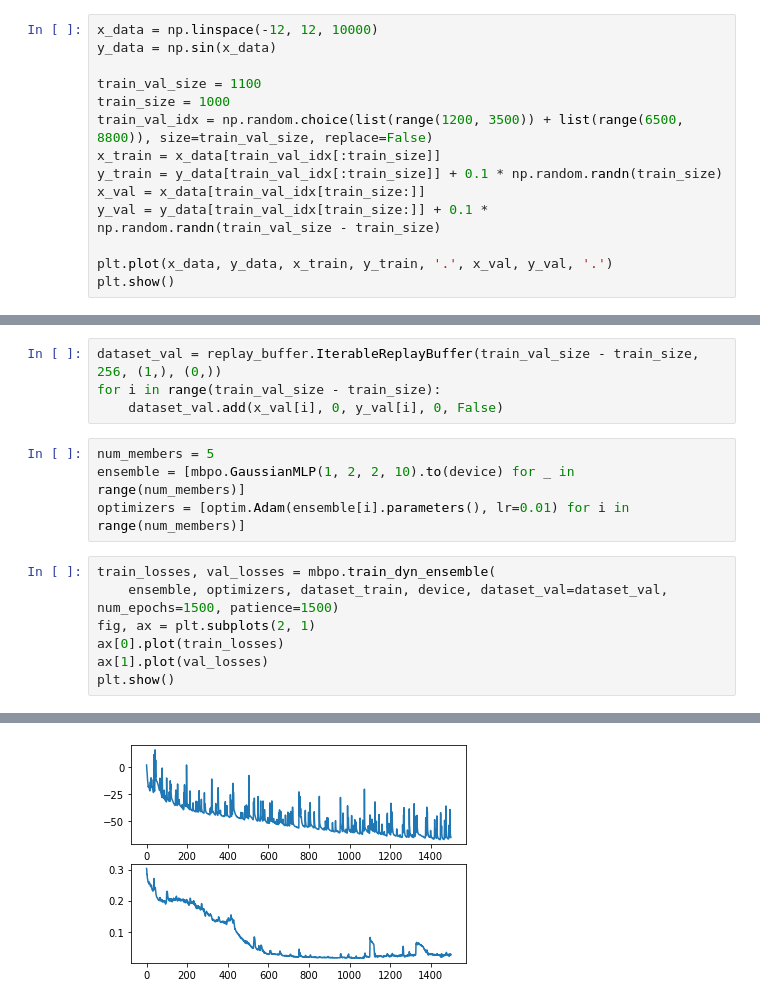
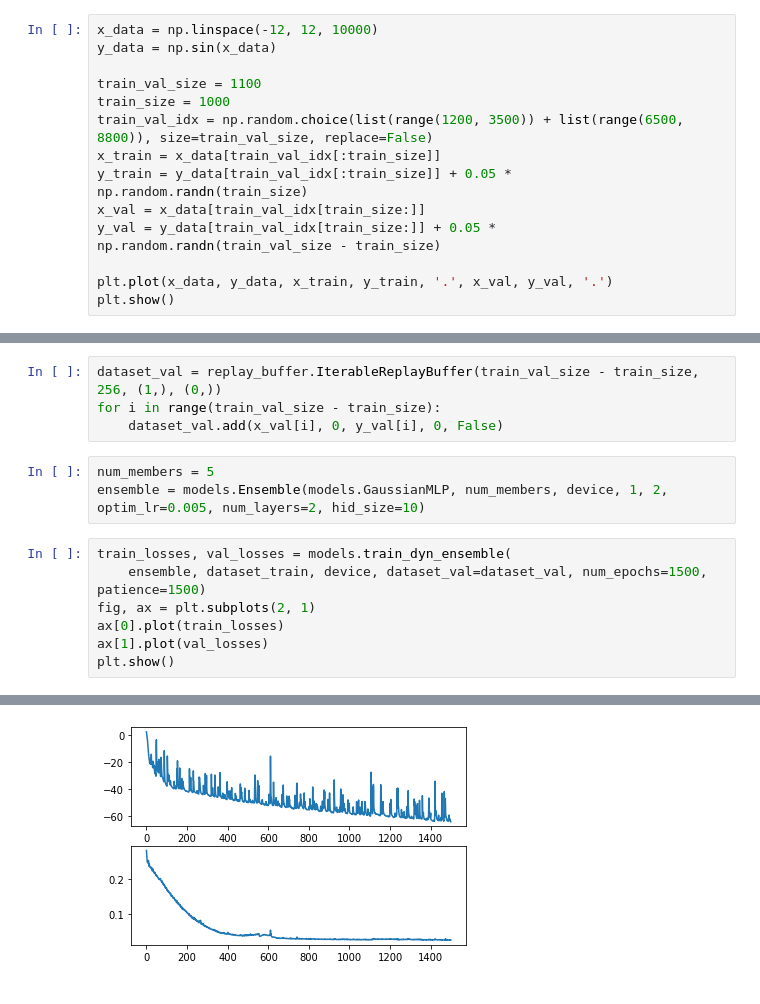
Before and after one commit to facebookresearch/mbrl-lib, a Jupyter notebook: notebooks/fit_ensemble_1d.ipynb, the cells around one changed output, grey strips where cells are left out. Cells and saved outputs as stored; diff of their text form.

```diff
--- a/notebooks/fit_ensemble_1d.ipynb
+++ b/notebooks/fit_ensemble_1d.ipynb
@@ -22,9 +22,9 @@ train_val_size = 1100
 train_size = 1000
 train_val_idx = np.random.choice(list(range(1200, 3500)) + list(range(6500, 8800)), size=train_val_size, replace=False)
 x_train = x_data[train_val_idx[:train_size]]
-y_train = y_data[train_val_idx[:train_size]] + 0.1 * np.random.randn(train_size)
+y_train = y_data[train_val_idx[:train_size]] + 0.05 * np.random.randn(train_size)
 x_val = x_data[train_val_idx[train_size:]]
-y_val = y_data[train_val_idx[train_size:]] + 0.1 * np.random.randn(train_val_size - train_size)
+y_val = y_data[train_val_idx[train_size:]] + 0.05 * np.random.randn(train_val_size - train_size)
 
 plt.plot(x_data, y_data, x_train, y_train, '.', x_val, y_val, '.')
 plt.show()
@@ -39,13 +39,12 @@ for i in range(train_size):
 dataset_val = replay_buffer.IterableReplayBuffer(train_val_size - train_size, 256, (1,), (0,))
 for i in range(train_val_size - train_size):
     dataset_val.add(x_val[i], 0, y_val[i], 0, False)
-# %%
-num_members = 5
-ensemble = [mbpo.GaussianMLP(1, 2, 2, 10).to(device) for _ in range(num_members)]
-optimizers = [optim.Adam(ensemble[i].parameters(), lr=0.01) for i in range(num_members)]
+# %%
+num_members = 5
+ensemble = models.Ensemble(models.GaussianMLP, num_members, device, 1, 2, optim_lr=0.005, num_layers=2, hid_size=10)
 # %%
-train_losses, val_losses = mbpo.train_dyn_ensemble(
-    ensemble, optimizers, dataset_train, device, dataset_val=dataset_val, num_epochs=1500, patience=1500)
+train_losses, val_losses = models.train_dyn_ensemble(
+    ensemble, dataset_train, device, dataset_val=dataset_val, num_epochs=1500, patience=1500)
 fig, ax = plt.subplots(2, 1)
 ax[0].plot(train_losses)
 ax[1].plot(val_losses)
@@ -71,4 +70,4 @@ best_weights found at epoch 1062. Val loss:  0.015
-[figure, old version]
+[figure, new version]
 # %%
 x_tensor = torch.from_numpy(x_data).unsqueeze(1).float().to(device)
 
```
Also changed, not shown: parts of 4 cells of this notebook, 3 other files.
